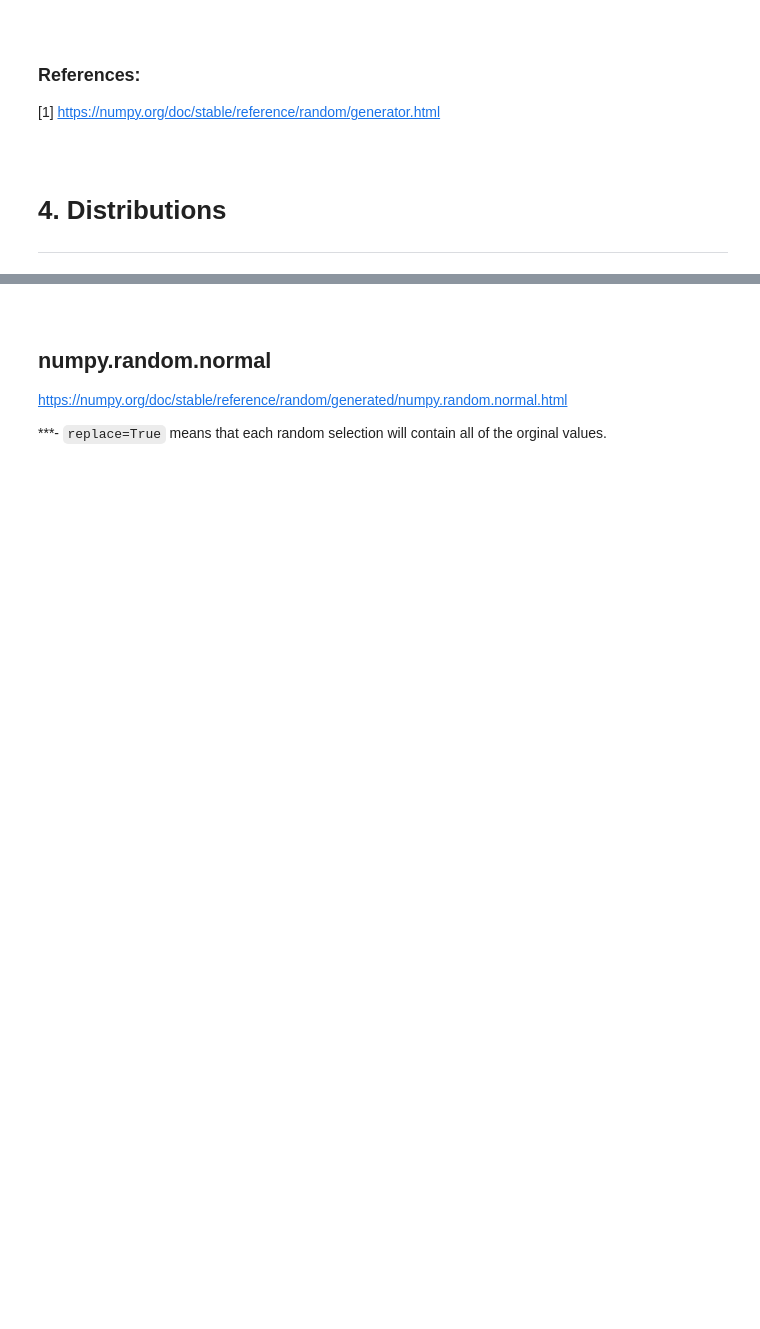
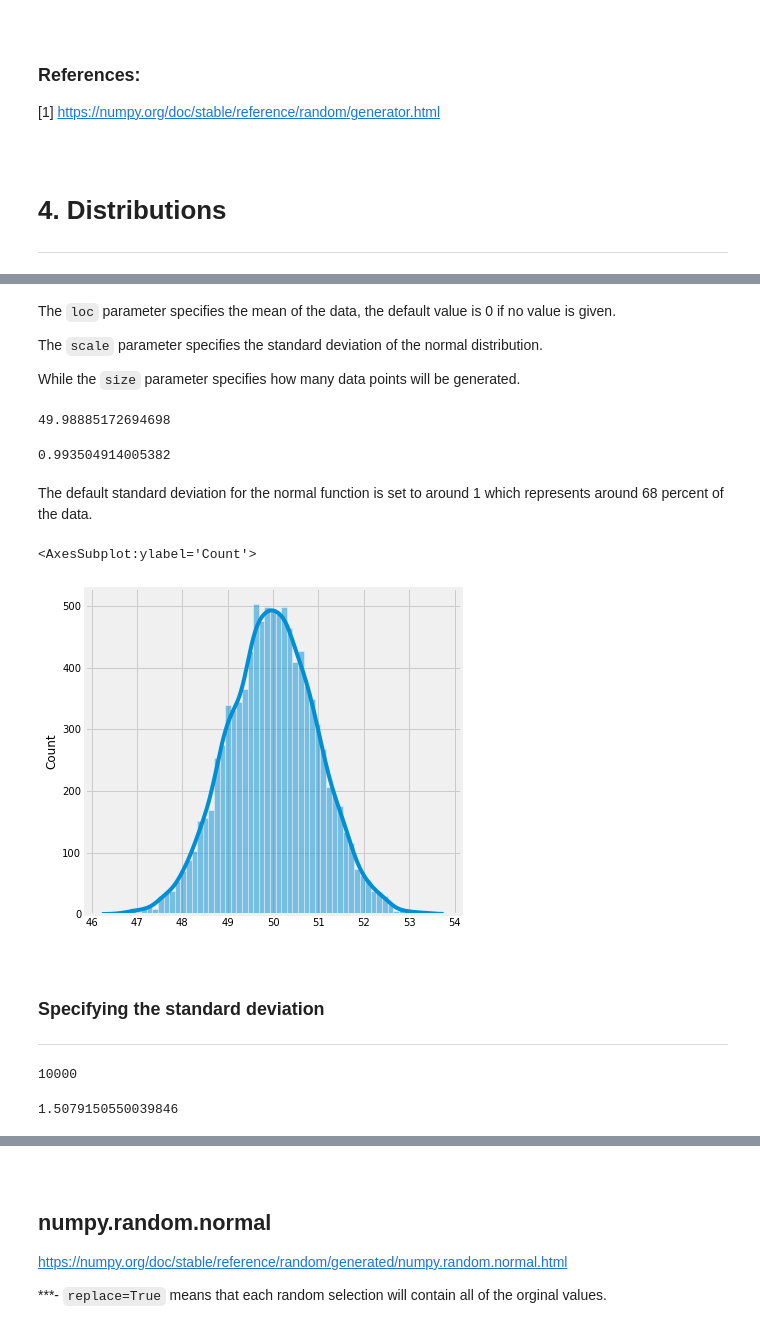
Before and after one commit to Izardo/Numpy-Random-Assignment, a Jupyter notebook: numpy-random.ipynb, the cells around one changed output, grey strips where cells are left out. Saved outputs shown, nothing was run; the diff lists cells and outputs as text; code cells hidden in the pictures; blank space fills up the shorter version.

Commit message:
Added normal distribution explanation

```diff
--- a/numpy-random.ipynb
+++ b/numpy-random.ipynb
@@ -552,0 +583,31 @@ Both the shuffle and permutation functions deals with slices of a given axis as
+# %% [markdown]
+The `loc` parameter specifies the mean of the data, the default value is 0 if no value is given.
+
+The `scale` parameter specifies the standard deviation of the normal distribution.
+
+While the `size` parameter specifies how many data points will be generated.
+# %%
+# Producing 5000 with loc & size settings.
+a = rng.normal(loc=50, size=10000)
+# %%
+# Check the mean.
+a.mean()
+# %% [output]
+49.98885172694698
+# %%
+# Check standard deviation.
+a.std()
+# %% [output]
+0.993504914005382
+# %% [markdown]
+The default standard deviation for the normal function is set to around 1 which represents around 68 percent of the data.
+# %%
+sns.histplot(a, kde=True)
+# %% [output]
+<AxesSubplot:ylabel='Count'>
+[figure, added]
+# %% [markdown]
+<br>
+
+### Specifying the standard deviation
+***
@@ -552,0 +617,9 @@ Both the shuffle and permutation functions deals with slices of a given axis as
+# %%
+# Check the size of output array.
+x.size
+# %% [output]
+10000
+# %%
+x.std()
+# %% [output]
+1.5079150550039846
```
Also changed, not shown: parts of 37 cells of this notebook, 2 other files.
